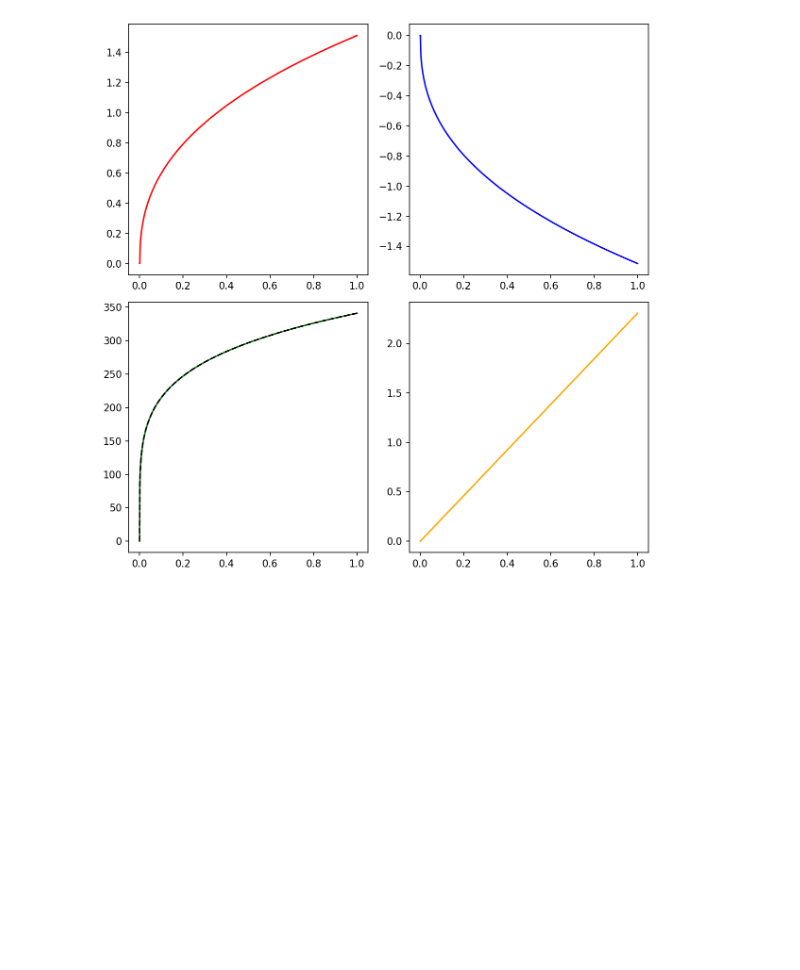
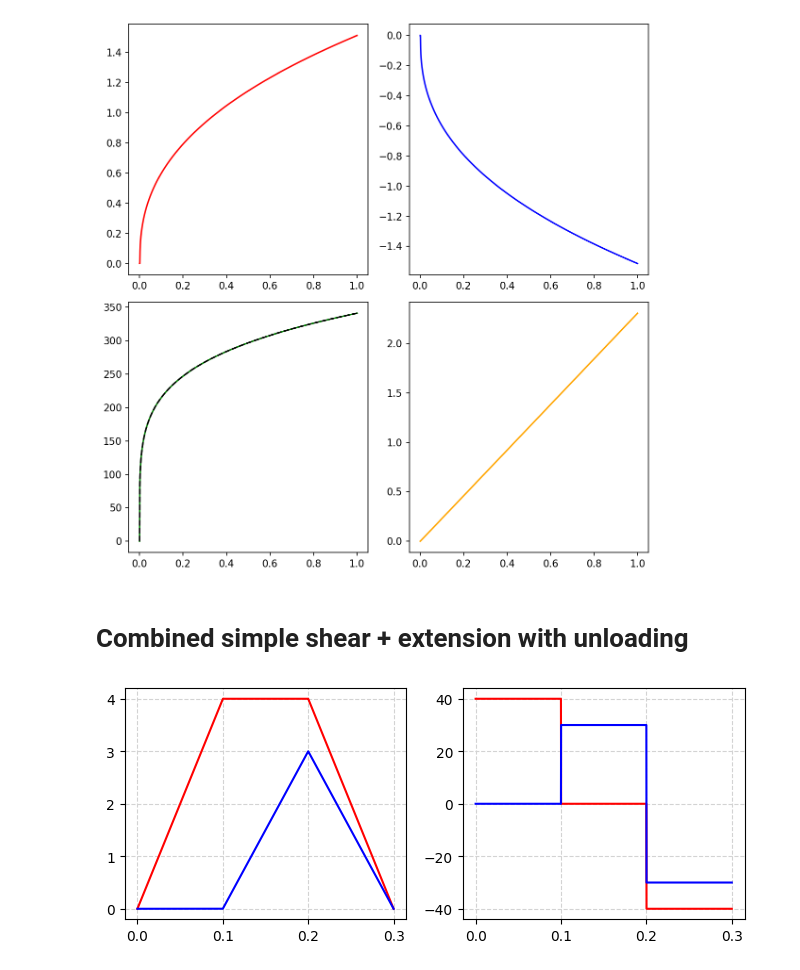
Before and after one commit to zsoca000/Finite-elastic-deformations-HW2, a Jupyter notebook: calculations.ipynb, the cells around one changed output. Cells and saved outputs as stored; diff of their text form; code cells hidden in the pictures; blank space fills up the shorter version.

```diff
--- a/calculations.ipynb
+++ b/calculations.ipynb
@@ -148,3 +150,44 @@ plt.tight_layout()
 plt.show()
 # %% [output]
 [figure]
+# %% [markdown]
+# Combined simple shear + extension with unloading
+# %%
+N = 3000
+t = np.linspace(0,0.3,N)
+
+def ux(t):
+    if t <= 0.1: ret = t*40
+    elif 0.1 < t <= 0.2: ret = 4
+    elif 0.2 < t <= 0.3: ret = 4 - (t-0.2)*40
+    return ret
+
+def dux(t):
+    if t <= 0.1: ret = 40
+    elif 0.1 < t <= 0.2: ret = 0
+    elif 0.2 < t <= 0.3: ret = -40
+    return ret
+
+def uy(t):
+    if t <= 0.1: ret = 0
+    elif 0.1 < t <= 0.2: ret = 30*(t-0.1)
+    elif 0.2 < t <= 0.3: ret = 3-30*(t-0.2)
+    return ret
+
+def duy(t):
+    if t <= 0.1: ret = 0
+    elif 0.1 < t <= 0.2: ret = 30
+    elif 0.2 < t <= 0.3: ret = -30
+    return ret
+
+fig, ax = plt.subplots(1,2,figsize=(8,3),dpi=100)
+
+ax[0].plot(t,[ux(ti) for ti in t],color='red')
+ax[0].plot(t,[uy(ti) for ti in t],color='blue')
+ax[0].grid(ls='--',color='lightgray')
+ax[1].plot(t,[dux(ti) for ti in t],color='red')
+ax[1].plot(t,[duy(ti) for ti in t],color='blue')
+ax[1].grid(ls='--',color='lightgray')
+plt.show()
+# %% [output]
+[figure, added]
```
Also changed, not shown: parts of 12 cells of this notebook.
